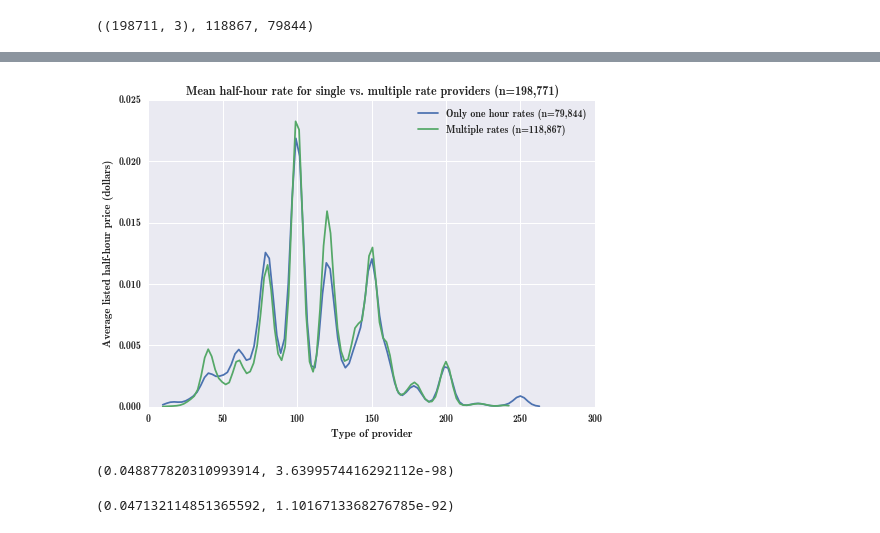
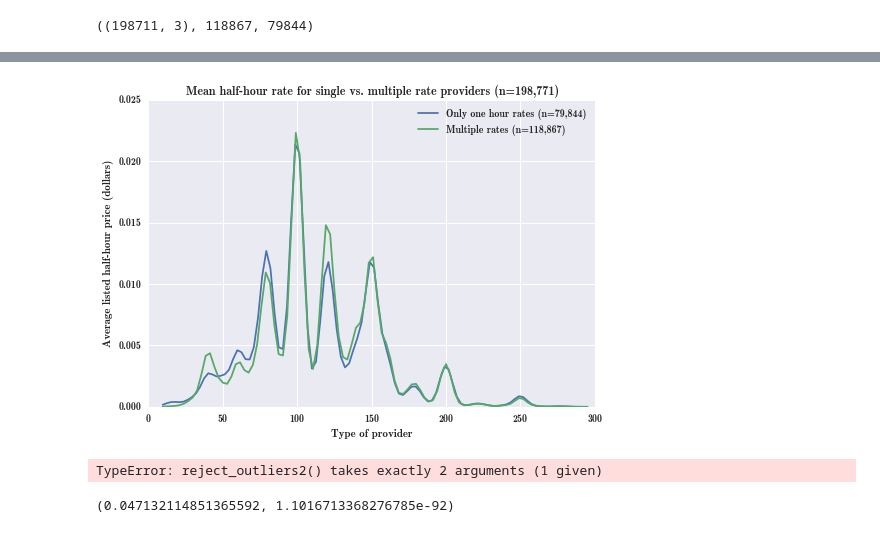
Before and after one commit to giantoak/memex-diagnostics, a Jupyter notebook: notebooks/Price per hour diagnostics.ipynb, the cells around one changed output, grey strips where cells are left out. Cells and saved outputs as stored; diff of their text form; code cells hidden in the pictures.

```diff
--- a/notebooks/Price per hour diagnostics.ipynb
+++ b/notebooks/Price per hour diagnostics.ipynb
@@ -142,4 +142,7 @@ price_has_half_hour.shape, (~price_has_half_hour['30 MINS']).sum(), (price_has_h
 ((198711, 3), 118867, 79844)
 # %%
 price_has_half_hour.dropna(subset=['30 MINS'], inplace=True)
+# %%
+def reject_outliers2(data, x):
+    return data[data < x]
 # %%
@@ -155,17 +158,17 @@ plt.savefig(os.path.join(plot_dir, 'half_hour_single_vs_multiple_violin.png'))
 # %%
-seaborn.kdeplot(reject_outliers(price_has_half_hour[price_has_half_hour['30 MINS']].price), label='Only one hour rates (n=79,844)', legend=True)
-seaborn.kdeplot(reject_outliers(price_has_half_hour[~price_has_half_hour['30 MINS']].price), label='Multiple rates (n=118,867)', legend=True)
+seaborn.kdeplot(reject_outliers2(price_has_half_hour[price_has_half_hour['30 MINS']].price, 300), label='Only one hour rates (n=79,844)', legend=True)
+seaborn.kdeplot(reject_outliers2(price_has_half_hour[~price_has_half_hour['30 MINS']].price, 300), label='Multiple rates (n=118,867)', legend=True)
 
 seaborn.axlabel('Type of provider', 'Average listed half-hour price (dollars)')
 plt.title('Mean half-hour rate for single vs. multiple rate providers (n=198,771)')
 plt.savefig(os.path.join(plot_dir, 'half_hour_single_vs_multiple_kde.png'))
 # %% [output]
-[figure, old version]
+[figure, new version]
 # %%
-ks_2samp(reject_outliers(price_has_half_hour[price_has_half_hour['30 MINS']].price),
-                   reject_outliers(price_has_half_hour[~price_has_half_hour['30 MINS']].price))
+ks_2samp(reject_outliers2(price_has_half_hour[price_has_half_hour['30 MINS']].price, 300),
+                   reject_outliers2(price_has_half_hour[~price_has_half_hour['30 MINS']].price, 300))
 # %% [output]
-(0.048877820310993914, 3.6399574416292112e-98)
+TypeError: reject_outliers2() takes exactly 2 arguments (1 given)
 # %%
 ks_2samp(price_has_half_hour[price_has_half_hour['30 MINS']].price,
          price_has_half_hour[~price_has_half_hour['30 MINS']].price)
```
Also changed, not shown: parts of 1 cell of this notebook, 4 other files.
